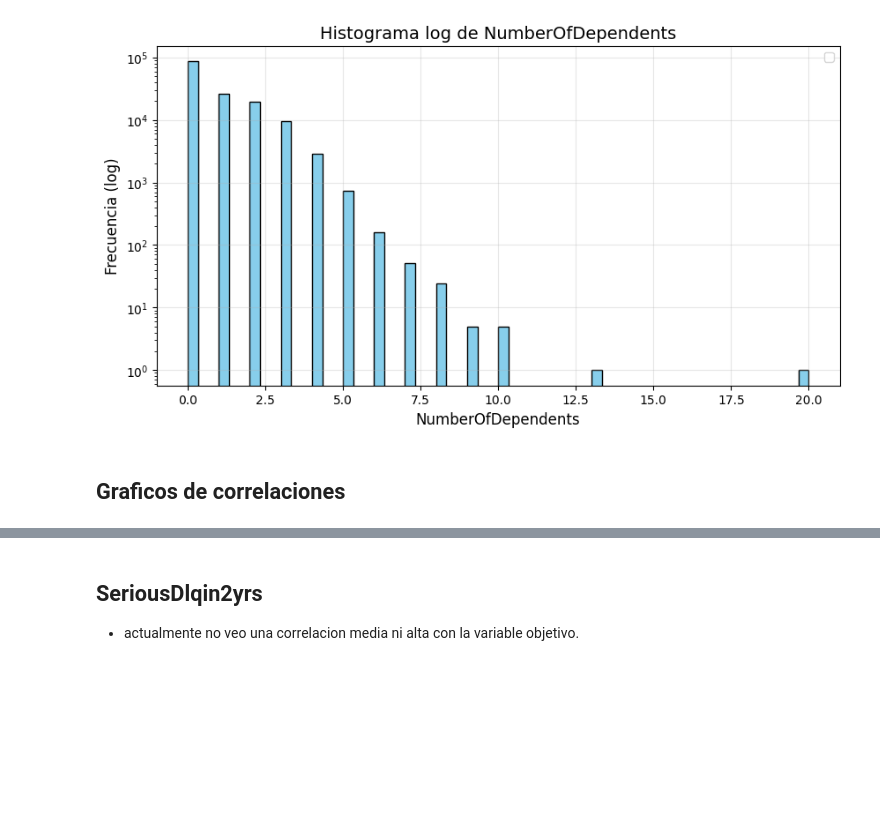
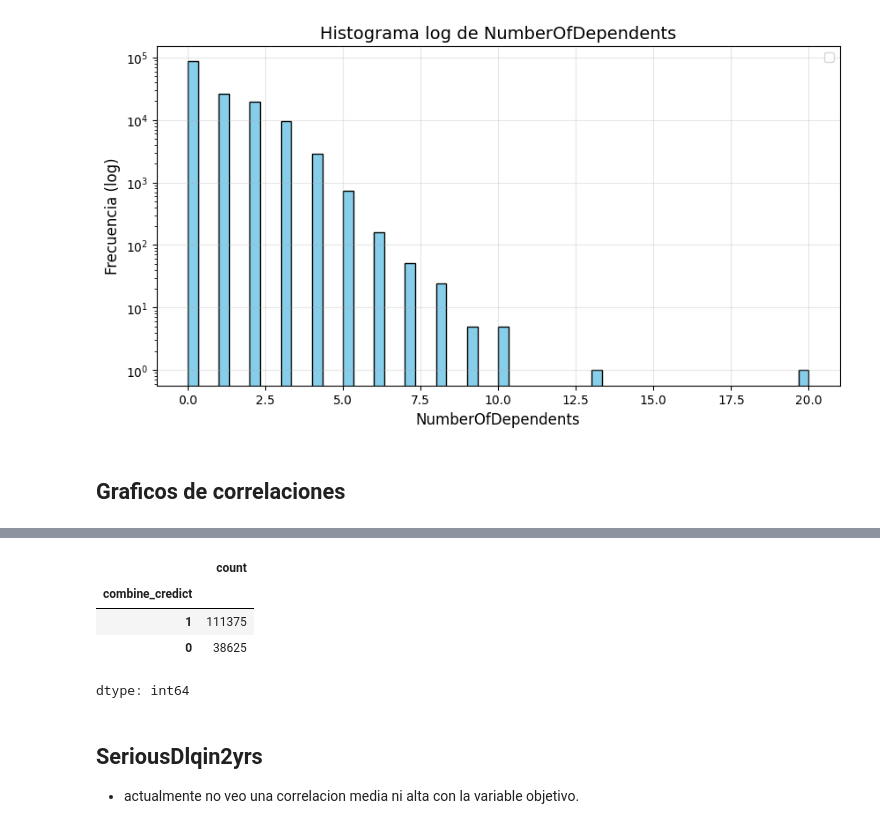
Before and after one commit to THEWACHER1103/analisis_crediticio, a Jupyter notebook: Analisis_crediticio.ipynb, the cells around one changed output, grey strips where cells are left out. Saved outputs shown, nothing was run; the diff lists cells and outputs as text; code cells hidden in the pictures; blank space fills up the shorter version.

```diff
--- a/Analisis_crediticio.ipynb
+++ b/Analisis_crediticio.ipynb
@@ -257,3 +294,15 @@ corr_matrix.round(3)
+# %%
+df['combine_credict'] = df['NumberOfOpenCreditLinesAndLoans'] + df['NumberRealEstateLoansOrLines']
+df.loc[(df['combine_credict']<=5), 'combine_credict'] = 0
+df.loc[(df['combine_credict']>5), 'combine_credict'] = 1
+
+df['combine_credict'].value_counts()
+# %% [output]
+|  | count |
+| combine_credict |  |
+| 1 | 111375 |
+| 0 | 38625 |
+dtype: int64
 # %% [markdown]
 ## SeriousDlqin2yrs
 
```
Also changed, not shown: parts of 24 cells of this notebook.
